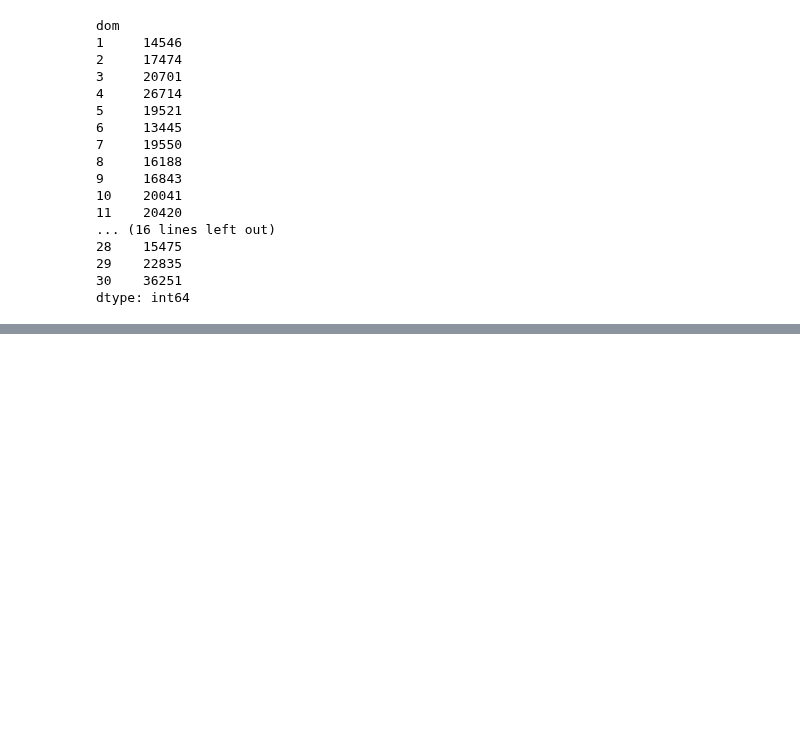
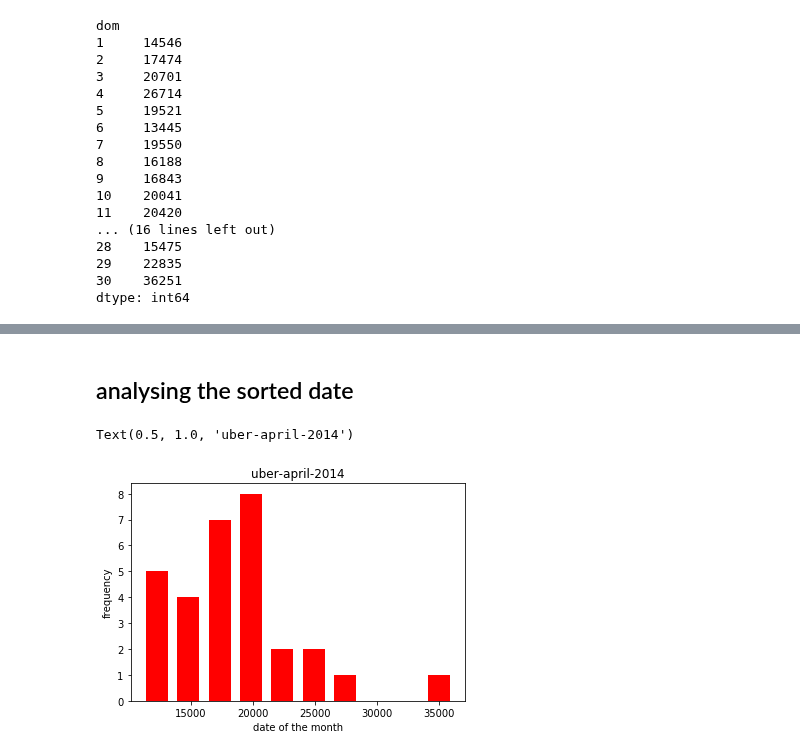
Before and after one commit to SANYAM1996/scatter-plotter, a Jupyter notebook: pd_4.ipynb, the cells around one changed output, grey strips where cells are left out. Saved outputs shown, nothing was run; the diff lists cells and outputs as text; code cells hidden in the pictures; blank space fills up the shorter version.

```diff
--- a/pd_4.ipynb
+++ b/pd_4.ipynb
@@ -207,0 +210,3 @@ plot (by_date)
+# %%
+by_date_sorted = by_date.sort_values()
+by_date_sorted
@@ -207,0 +231,11 @@ plot (by_date)
+# %% [markdown]
+## analysing the sorted date
+# %%
+hist(by_date_sorted,rwidth =.7,color = 'red')
+
+xlabel('date of the month')
+ylabel('frequency')
+title('uber-april-2014')
+# %% [output]
+Text(0.5, 1.0, 'uber-april-2014')
+[figure, added]
```
Also changed, not shown: parts of 9 cells of this notebook.
